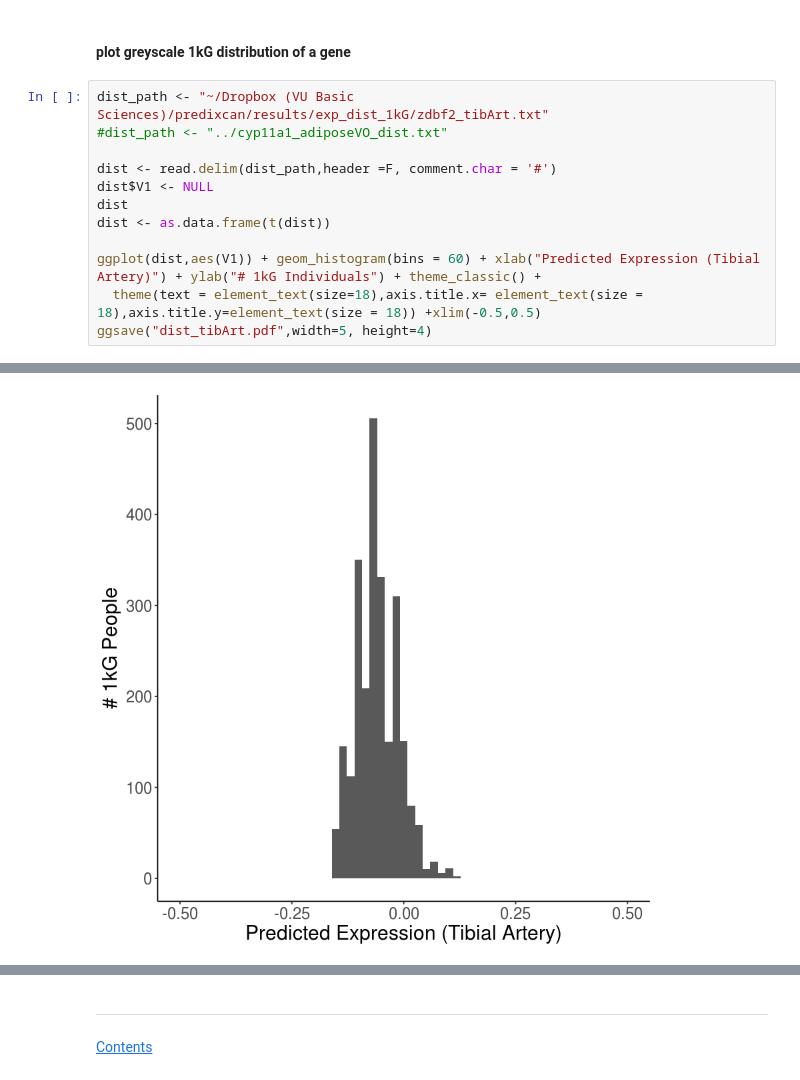
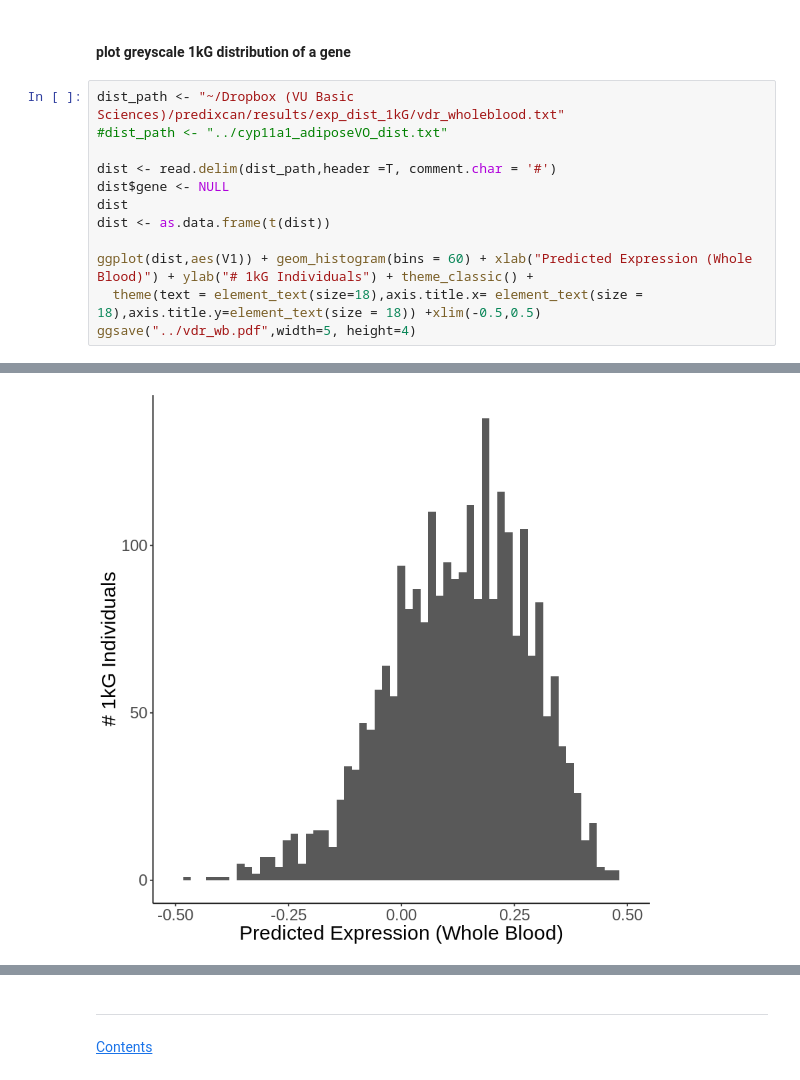
Before and after one commit to colbrall/neanderthal_predixcan_manuscript, a Jupyter notebook: scripts/neanderthal_predixcan_plots.ipynb, the cells around one changed output, grey strips where cells are left out. Drawn from its saved outputs; the diff is of its cells as text.

```diff
--- a/scripts/neanderthal_predixcan_plots.ipynb
+++ b/scripts/neanderthal_predixcan_plots.ipynb
@@ -692,15 +781,15 @@ kpPlotRegions(kp, data=genes,r1=0.75)
 <a id='1kgdist'></a>
 #### plot greyscale 1kG distribution of a gene
 # %%
-dist_path <- "~/Dropbox (VU Basic Sciences)/predixcan/results/exp_dist_1kG/zdbf2_tibArt.txt"
+dist_path <- "~/Dropbox (VU Basic Sciences)/predixcan/results/exp_dist_1kG/vdr_wholeblood.txt"
 #dist_path <- "../cyp11a1_adiposeVO_dist.txt"
 
-dist <- read.delim(dist_path,header =F, comment.char = '#')
-dist$V1 <- NULL
+dist <- read.delim(dist_path,header =T, comment.char = '#')
+dist$gene <- NULL
 dist
 dist <- as.data.frame(t(dist))
 
-ggplot(dist,aes(V1)) + geom_histogram(bins = 60) + xlab("Predicted Expression (Tibial Artery)") + ylab("# 1kG Individuals") + theme_classic() +
+ggplot(dist,aes(V1)) + geom_histogram(bins = 60) + xlab("Predicted Expression (Whole Blood)") + ylab("# 1kG Individuals") + theme_classic() +
   theme(text = element_text(size=18),axis.title.x= element_text(size = 18),axis.title.y=element_text(size = 18)) +xlim(-0.5,0.5)
-ggsave("dist_tibArt.pdf",width=5, height=4)
+ggsave("../vdr_wb.pdf",width=5, height=4)
 # %% [output]
@@ -709,2 +798,2 @@ ggsave("dist_tibArt.pdf",width=5, height=4)
-[figure, old version]
+[figure, new version]
 # %%
```
Also changed, not shown: parts of 12 cells of this notebook, 2 other files.
